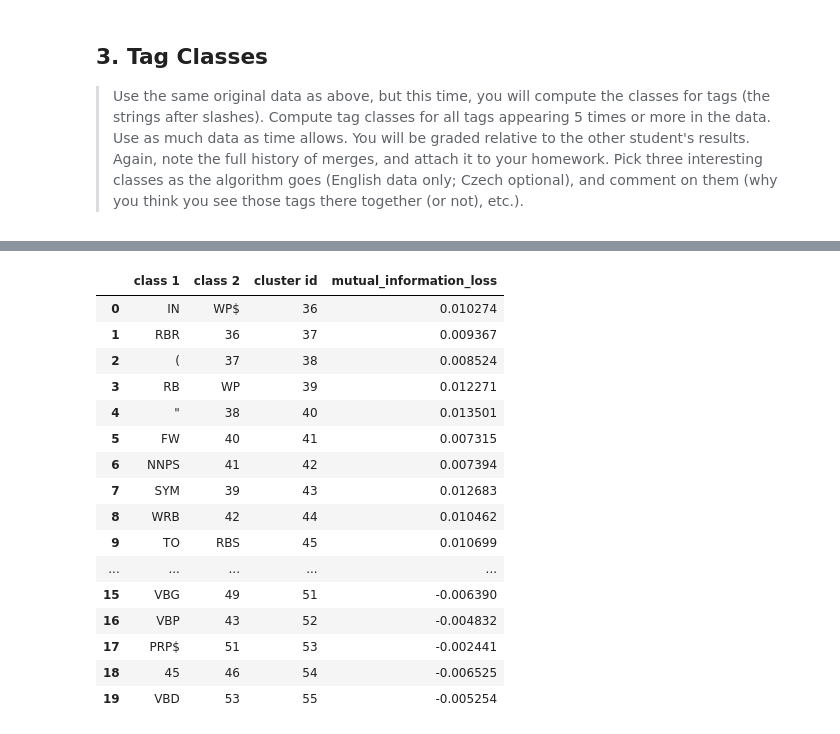
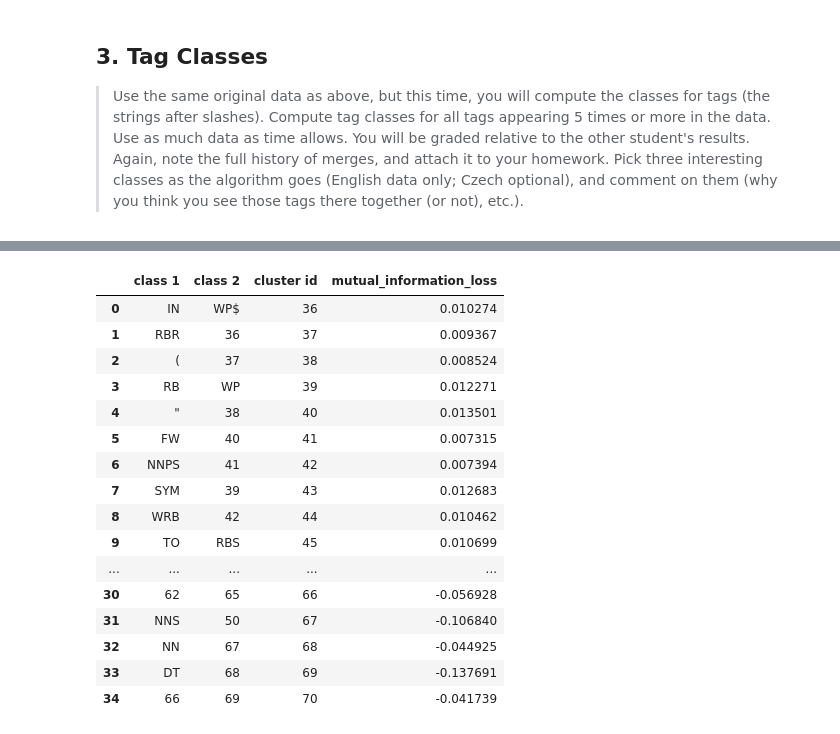
Before and after one commit to Hyperparticle/lct-master, a Jupyter notebook: charles-university/statistical-nlp/assignment-2/nlp-assignment-2.ipynb, the cells around one changed output, grey strips where cells are left out. Cells and saved outputs as stored; diff of their text form; code cells hidden in the pictures.

Commit message:
Collect clustering results

```diff
--- a/charles-university/statistical-nlp/assignment-2/nlp-assignment-2.ipynb
+++ b/charles-university/statistical-nlp/assignment-2/nlp-assignment-2.ipynb
@@ -451,23 +417,23 @@ If you're reading this message in another frontend (for example, a static render
 # %%
-history(cluster_en_tag)[:20]
+history(cluster_en_tag)
 # %% [output]
 |  | class 1 | class 2 | cluster id | mutual_information_loss |
 | 0 | IN | WP$ | 36 | 0.010274 |
 | 1 | RBR | 36 | 37 | 0.009367 |
 | 2 | ( | 37 | 38 | 0.008524 |
 | 3 | RB | WP | 39 | 0.012271 |
 | 4 | " | 38 | 40 | 0.013501 |
 | 5 | FW | 40 | 41 | 0.007315 |
 | 6 | NNPS | 41 | 42 | 0.007394 |
 | 7 | SYM | 39 | 43 | 0.012683 |
 | 8 | WRB | 42 | 44 | 0.010462 |
 | 9 | TO | RBS | 45 | 0.010699 |
 | ... | ... | ... | ... | ... |
-| 15 | VBG | 49 | 51 | -0.006390 |
-| 16 | VBP | 43 | 52 | -0.004832 |
-| 17 | PRP$ | 51 | 53 | -0.002441 |
-| 18 | 45 | 46 | 54 | -0.006525 |
-| 19 | VBD | 53 | 55 | -0.005254 |
+| 30 | 62 | 65 | 66 | -0.056928 |
+| 31 | NNS | 50 | 67 | -0.106840 |
+| 32 | NN | 67 | 68 | -0.044925 |
+| 33 | DT | 68 | 69 | -0.137691 |
+| 34 | 66 | 69 | 70 | -0.041739 |
 # %%
 cluster_cz_tag = LmCluster(tags_cz, word_cutoff=5)
 cluster_cz_tag.cluster()
```
Also changed, not shown: parts of 14 cells of this notebook.
